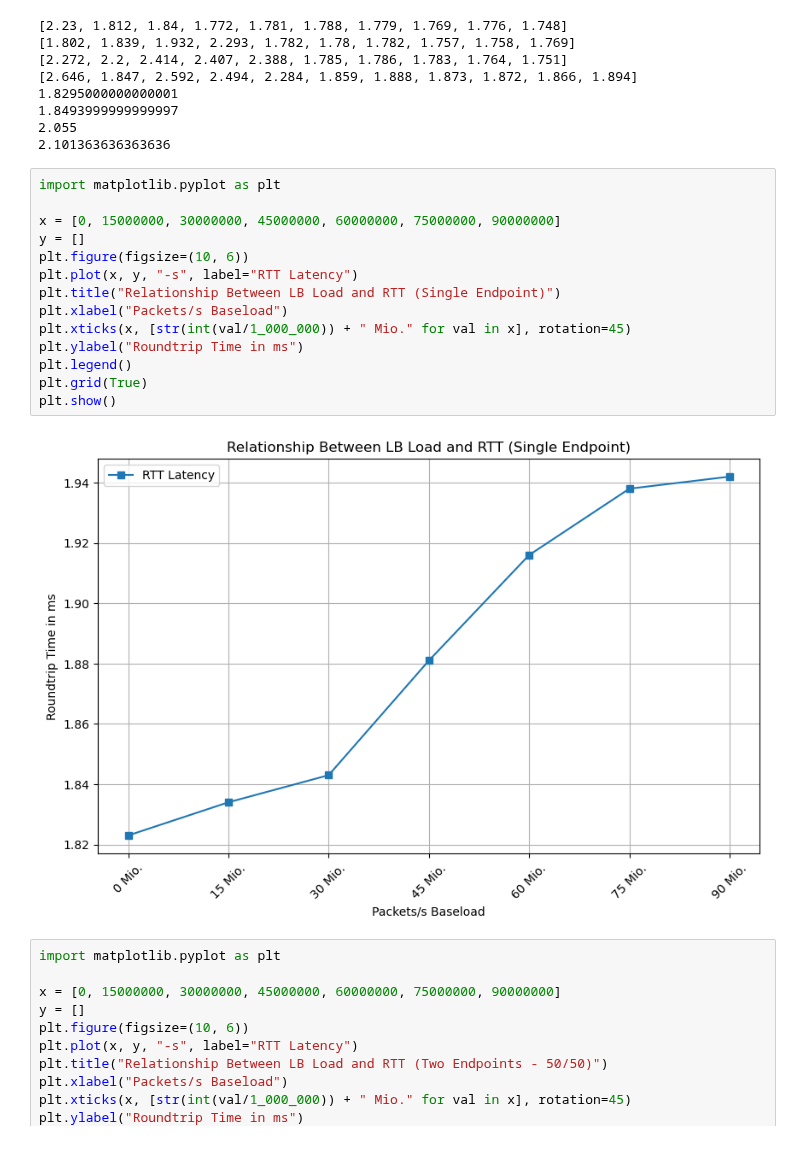
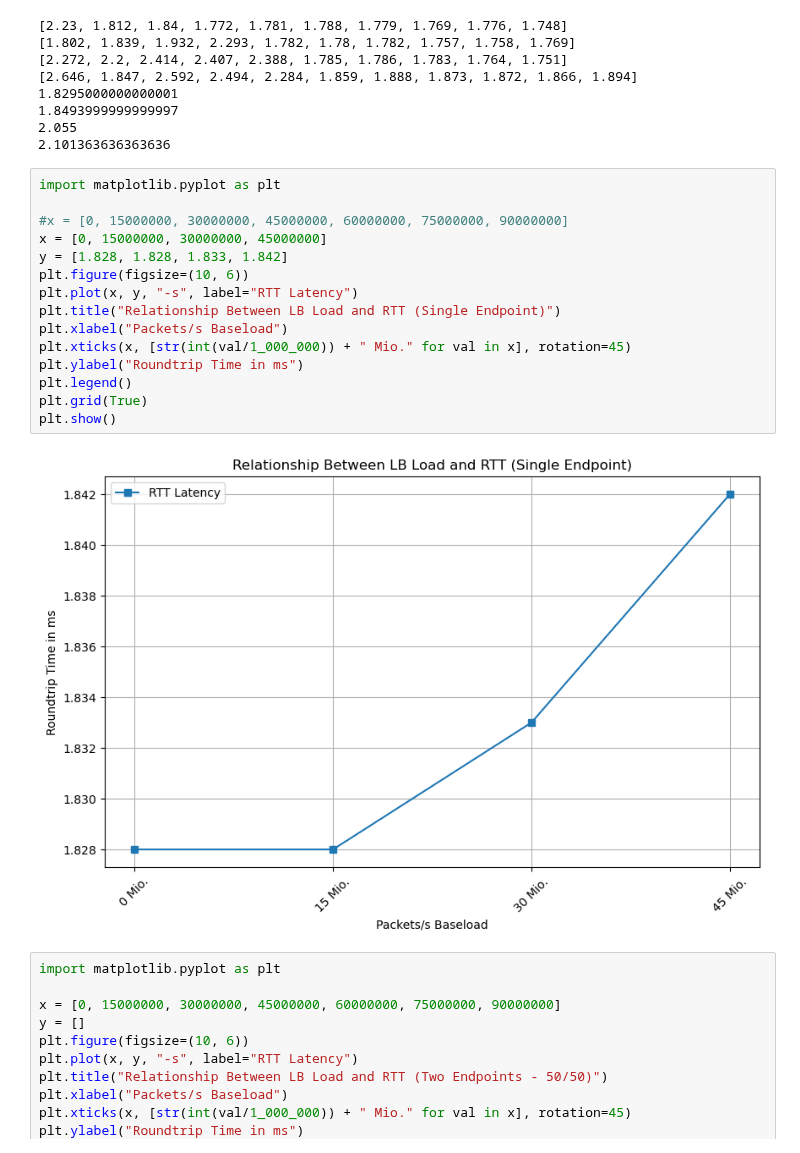
Before and after one commit to gespel/Bachelorarbeit, a Jupyter notebook: notebooks/latency.ipynb, the cells around one changed output. Saved outputs shown, nothing was run; the diff lists cells and outputs as text.

```diff
--- a/notebooks/latency.ipynb
+++ b/notebooks/latency.ipynb
@@ -45,19 +45,20 @@ def get_average(data):
 # %%
 import matplotlib.pyplot as plt
 
-x = [0, 15000000, 30000000, 45000000, 60000000, 75000000, 90000000]
-y = []
+#x = [0, 15000000, 30000000, 45000000, 60000000, 75000000, 90000000]
+x = [0, 15000000, 30000000, 45000000]
+y = [1.828, 1.828, 1.833, 1.842]
 plt.figure(figsize=(10, 6))
 plt.plot(x, y, "-s", label="RTT Latency")
 plt.title("Relationship Between LB Load and RTT (Single Endpoint)")
 plt.xlabel("Packets/s Baseload")
 plt.xticks(x, [str(int(val/1_000_000)) + " Mio." for val in x], rotation=45)
 plt.ylabel("Roundtrip Time in ms")
 plt.legend()
 plt.grid(True)
 plt.show()
 # %% [output]
-[figure, old version]
+[figure, new version]
 # %%
 import matplotlib.pyplot as plt
 
```
Also changed, not shown: 1 other file.
